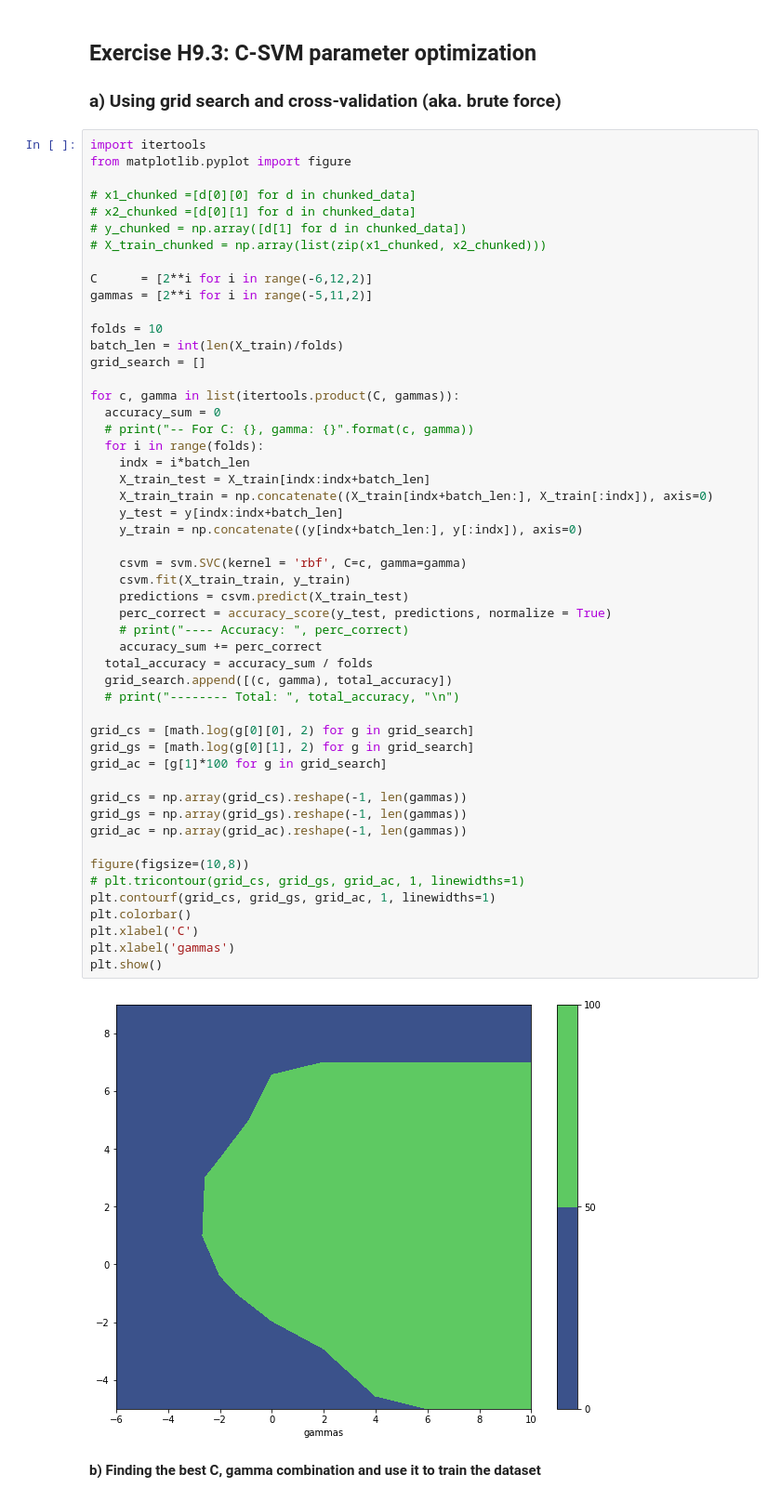
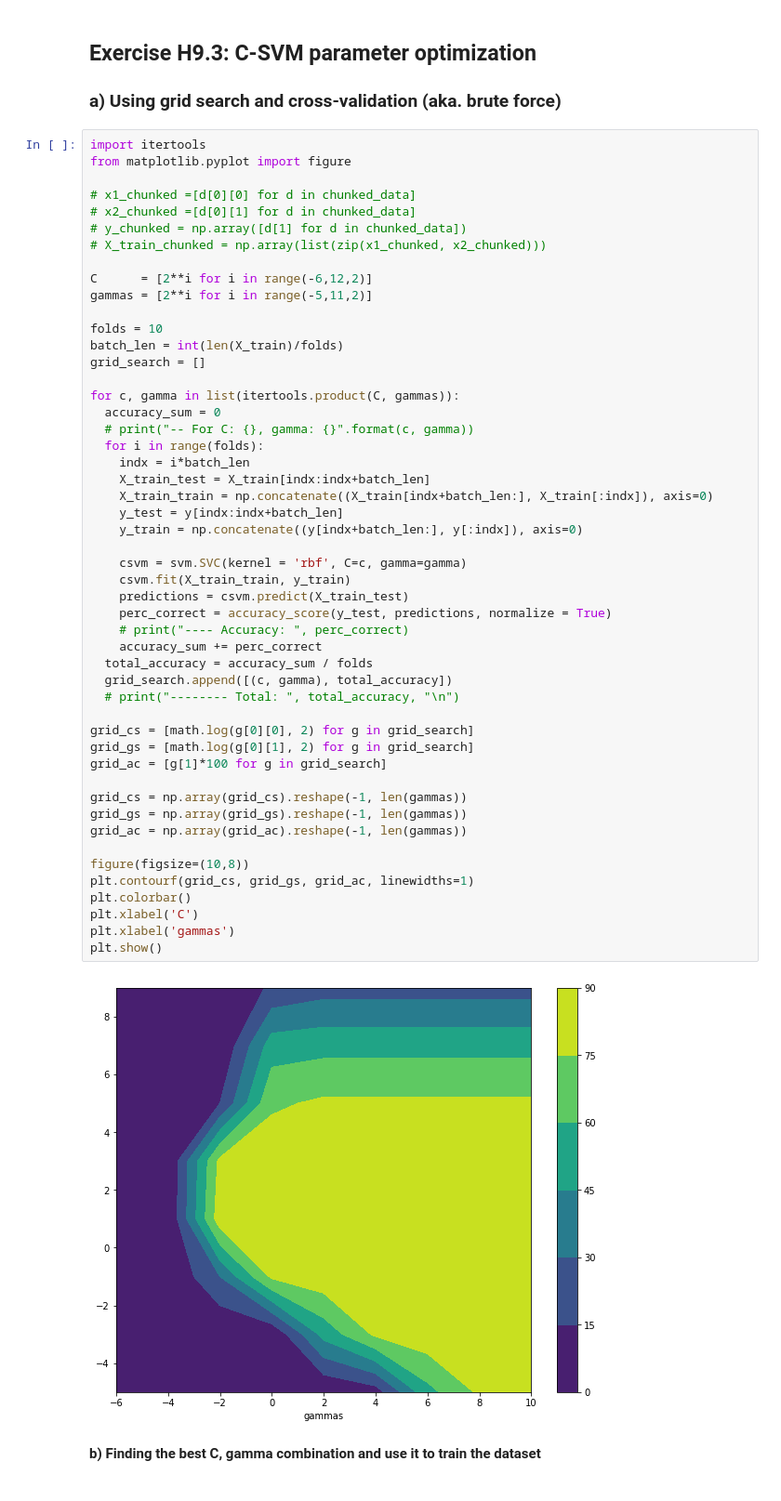
Before and after one commit to ahmedtarek-/MI_2022, a Jupyter notebook: Exercise_09/Exercise_09.ipynb, the cells around one changed output. Shown at 93% size. Drawn from its saved outputs; the diff is of its cells as text.

```diff
--- a/Exercise_09/Exercise_09.ipynb
+++ b/Exercise_09/Exercise_09.ipynb
@@ -142,36 +142,35 @@ for c, gamma in list(itertools.product(C, gammas)):
     indx = i*batch_len
     X_train_test = X_train[indx:indx+batch_len]
     X_train_train = np.concatenate((X_train[indx+batch_len:], X_train[:indx]), axis=0)
     y_test = y[indx:indx+batch_len]
     y_train = np.concatenate((y[indx+batch_len:], y[:indx]), axis=0)
 
     csvm = svm.SVC(kernel = 'rbf', C=c, gamma=gamma)
     csvm.fit(X_train_train, y_train)
     predictions = csvm.predict(X_train_test)
     perc_correct = accuracy_score(y_test, predictions, normalize = True)
     # print("---- Accuracy: ", perc_correct)
     accuracy_sum += perc_correct
   total_accuracy = accuracy_sum / folds
   grid_search.append([(c, gamma), total_accuracy])
   # print("-------- Total: ", total_accuracy, "\n")
 
 grid_cs = [math.log(g[0][0], 2) for g in grid_search]
 grid_gs = [math.log(g[0][1], 2) for g in grid_search]
 grid_ac = [g[1]*100 for g in grid_search]
 
 grid_cs = np.array(grid_cs).reshape(-1, len(gammas))
 grid_gs = np.array(grid_gs).reshape(-1, len(gammas))
 grid_ac = np.array(grid_ac).reshape(-1, len(gammas))
 
 figure(figsize=(10,8))
-# plt.tricontour(grid_cs, grid_gs, grid_ac, 1, linewidths=1)
-plt.contourf(grid_cs, grid_gs, grid_ac, 1, linewidths=1)
+plt.contourf(grid_cs, grid_gs, grid_ac, linewidths=1)
 plt.colorbar()
 plt.xlabel('C')
 plt.xlabel('gammas')
 plt.show()
 # %% [output]
-[figure, old version]
+[figure, new version]
 # %% [markdown]
 **b) Finding the best C, gamma combination and use it to train the dataset**
 # %%
```
Also changed, not shown: parts of 9 cells of this notebook.
